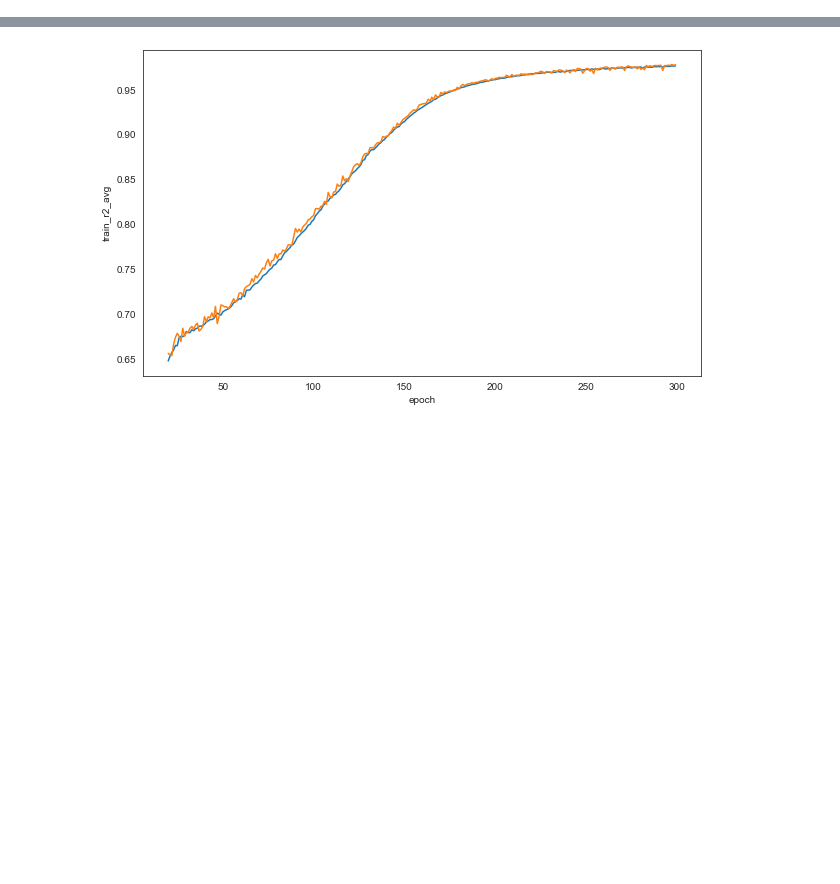
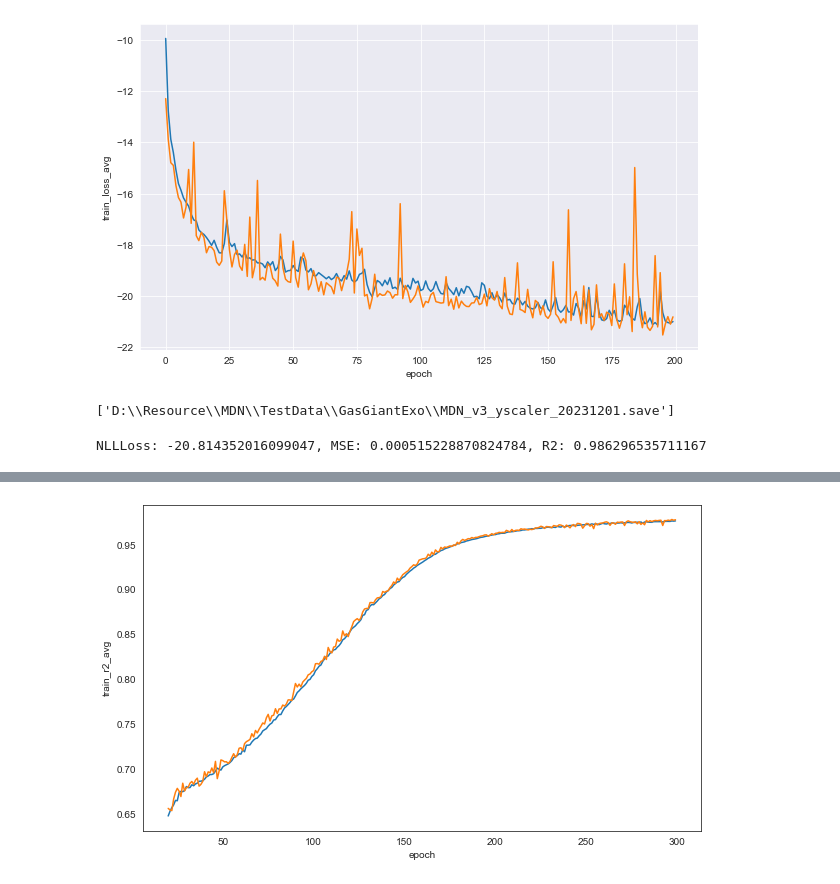
Before and after one commit to ArdenteX/Rockey_Reconstruction, a Jupyter notebook: Rock/GraintExoTrain.ipynb, the cells around one changed output, grey strips where cells are left out. Drawn from its saved outputs; the diff is of its cells as text; code cells hidden in the pictures; blank space fills up the shorter version.

```diff
--- a/Rock/GraintExoTrain.ipynb
+++ b/Rock/GraintExoTrain.ipynb
@@ -37,0 +88,9 @@ test_train.plot_loss(t_l, v_l)
+# %%
+result_pd = pd.DataFrame()
+result_pd['epoch'] = range(200)
+result_pd['train_loss_avg'] = t_l
+result_pd['validation_loss_avg'] = v_l
+
+plot_line_2(y_1='train_loss_avg', y_2='validation_loss_avg', df=result_pd, output_path=".\\imgs\\GasGiants_MDN20240116_TrainValLoss_2.png")
+# %% [output]
+[figure, added]
@@ -37,0 +102,23 @@ test_train.plot_loss(t_l, v_l)
+# %%
+np.save('D:\\Resource\\MDN\\TestData\\GasGiantExo\\test_x.npy', t_x)
+np.save('D:\\Resource\\MDN\\TestData\\GasGiantExo\\test_y.npy', t_y)
+np.save('D:\\Resource\\MDN\\TestData\\GasGiantExo\\scaler_x.npy', m_x)
+np.save('D:\\Resource\\MDN\\TestData\\GasGiantExo\\scaler_y.npy', m_y)
+joblib.dump(m_x, "D:\\Resource\\MDN\\TestData\\GasGiantExo\\MDN_v3_Xscaler_20231201.save")
+joblib.dump(m_y, "D:\\Resource\\MDN\\TestData\\GasGiantExo\\MDN_v3_yscaler_20231201.save")
+# %% [output]
+['D:\\Resource\\MDN\\TestData\\GasGiantExo\\MDN_v3_yscaler_20231201.save']
+# %%
+model.eval()
+# Predict
+pi, mu, sigma = model(t_x.to('cuda'))
+mix = Mixture()
+criterion = NLLLoss()
+mse = nn.MSELoss()
+sample = mix(pi, mu, sigma).sample()
+t_y = t_y.to('cuda')
+print("NLLLoss: {}, MSE: {}, R2: {}".format(criterion(pi, mu, sigma, t_y),
+                                            mse(t_y, sample),
+                                            r2_score(sample, t_y)))
+# %% [output]
+NLLLoss: -20.814352016099047, MSE: 0.000515228870824784, R2: 0.986296535711167
```
Also changed, not shown: parts of 18 cells of this notebook, 7 other files.
